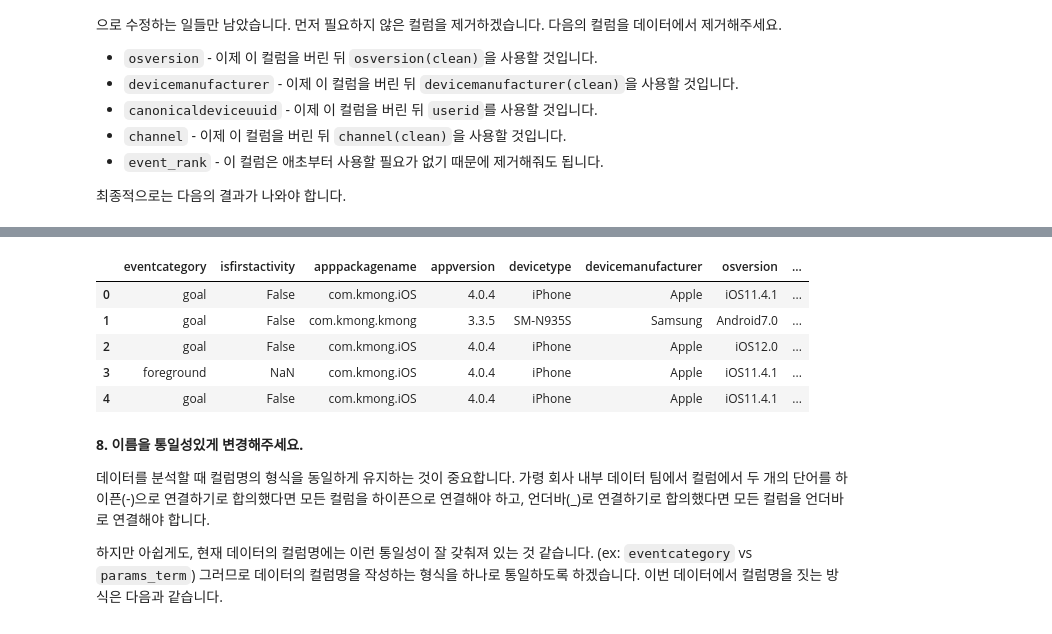
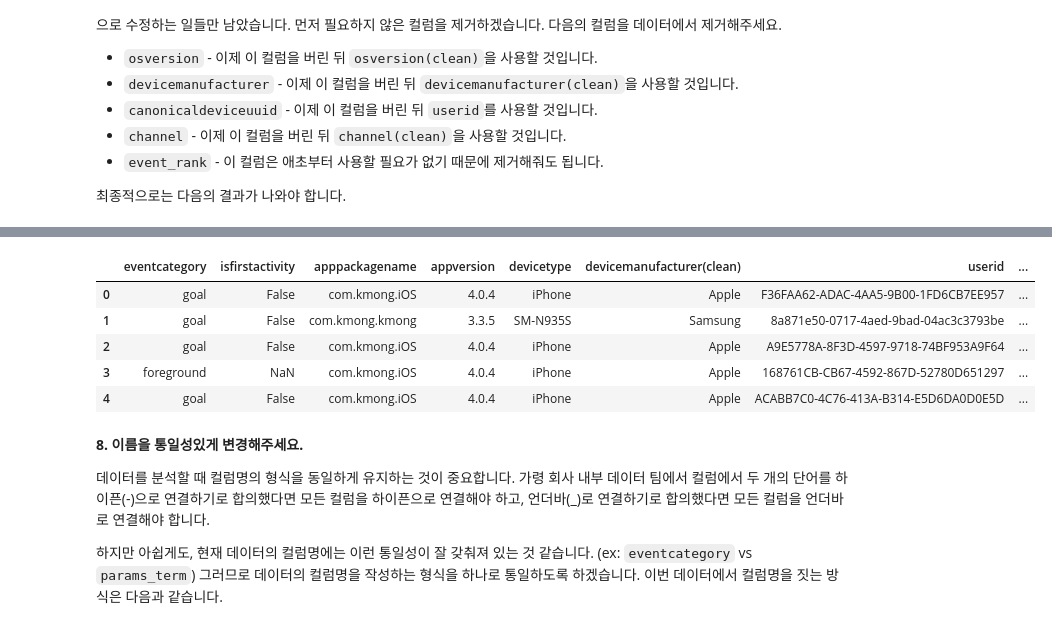
Before and after one commit to 201411096/kosmo_PythonBasic, a Jupyter notebook: project/project_04/8. 빅데이터 처리시스템 개발_김용선.ipynb, the cells around one changed output, grey strips where cells are left out. Cells and saved outputs as stored; diff of their text form; code cells hidden in the pictures.

```diff
--- a/project/project_04/8. 빅데이터 처리시스템 개발_김용선.ipynb
+++ b/project/project_04/8. 빅데이터 처리시스템 개발_김용선.ipynb
@@ -777,38 +785,29 @@ raw_log.head()
     </tbody>
 </table>
 # %%
-# Write your code here!
-# 위에서 명시한 필요하지 않은 컬럼들을 제외한 나머지를 전부 담은
-# new_columns라는 이름의 리스트를 생성합니다.
+raw_log = raw_log.drop(['osversion','event_rank'], axis=1)
+raw_log.rename(columns={'channel':'channel(clean)'},inplace=True)
+raw_log.rename(columns={'devicemanufacturer':'devicemanufacturer(clean)'},inplace=True)
 
-# print("삭제 전 확인", raw_log.columns)
-# print("삭제 전 확인", len(raw_log.columns))
-# del raw_log['osversion']
-# del raw_log['devicemanufacturer']
-# #del raw_log['canonicaldeviceuuid']
-# del raw_log['channel']
-# del raw_log['event_rank']
-# print("삭제 후 확인", raw_log.columns)
-# print("삭제 후 확인", len(raw_log.columns))
+# 어디다 쓰는건지 모름
+# new_columns = ['eventcategory', 'isfirstactivity', 'apppackagename', 'appversion',
+#                'devicetype', 'sourcetype', 'params_campaign', 'params_medium', 'params_term',
+#                'inappeventcategory', 'inappeventlabel', 'eventdatetime',
+#                'rowuuid', 'isfirstgoalactivity', 'ostype(clean)',
+#                'osversion(clean)', 'devicemanufacturer(clean)', 'userid', 'channel(clean)',
+#                'eventdatetime_year', 'eventdatetime_month', 'eventdatetime_day',
+#                'eventdatetime_hour', 'eventdatetime_minute', 'eventdatetime_second',
+#                'viewid', 'viewaction', 'viewcategory']
+# raw_log.columns = new_columns
 
-new_columns = ['eventcategory', 'isfirstactivity', 'apppackagename', 'appversion',
-               'devicetype', 'sourcetype', 'params_campaign', 'params_medium', 'params_term',
-               'inappeventcategory', 'inappeventlabel', 'eventdatetime',
-               'rowuuid', 'isfirstgoalactivity', 'ostype(clean)',
-               'osversion(clean)', 'devicemanufacturer(clean)', 'userid', 'channel(clean)',
-               'eventdatetime_year', 'eventdatetime_month', 'eventdatetime_day',
-               'eventdatetime_hour', 'eventdatetime_minute', 'eventdatetime_second',
-               'viewid', 'viewaction', 'viewcategory']
-
-# raw_log.columns = new_columns
 raw_log.head()
 # %% [output]
-|  | eventcategory | isfirstactivity | apppackagename | appversion | devicetype | devicemanufacturer | osversion | ... |
-| 0 | goal | False | com.kmong.iOS | 4.0.4 | iPhone | Apple | iOS11.4.1 | ... |
-| 1 | goal | False | com.kmong.kmong | 3.3.5 | SM-N935S | Samsung | Android7.0 | ... |
-| 2 | goal | False | com.kmong.iOS | 4.0.4 | iPhone | Apple | iOS12.0 | ... |
-| 3 | foreground | NaN | com.kmong.iOS | 4.0.4 | iPhone | Apple | iOS11.4.1 | ... |
-| 4 | goal | False | com.kmong.iOS | 4.0.4 | iPhone | Apple | iOS11.4.1 | ... |
+|  | eventcategory | isfirstactivity | apppackagename | appversion | devicetype | devicemanufacturer(clean) | userid | ... |
+| 0 | goal | False | com.kmong.iOS | 4.0.4 | iPhone | Apple | F36FAA62-ADAC-4AA5-9B00-1FD6CB7EE957 | ... |
+| 1 | goal | False | com.kmong.kmong | 3.3.5 | SM-N935S | Samsung | 8a871e50-0717-4aed-9bad-04ac3c3793be | ... |
+| 2 | goal | False | com.kmong.iOS | 4.0.4 | iPhone | Apple | A9E5778A-8F3D-4597-9718-74BF953A9F64 | ... |
+| 3 | foreground | NaN | com.kmong.iOS | 4.0.4 | iPhone | Apple | 168761CB-CB67-4592-867D-52780D651297 | ... |
+| 4 | goal | False | com.kmong.iOS | 4.0.4 | iPhone | Apple | ACABB7C0-4C76-413A-B314-E5D6DA0D0E5D | ... |
 # %% [markdown]
 **8. 이름을 통일성있게 변경해주세요.**
 
```
Also changed, not shown: parts of 15 cells of this notebook, 2 other files.
